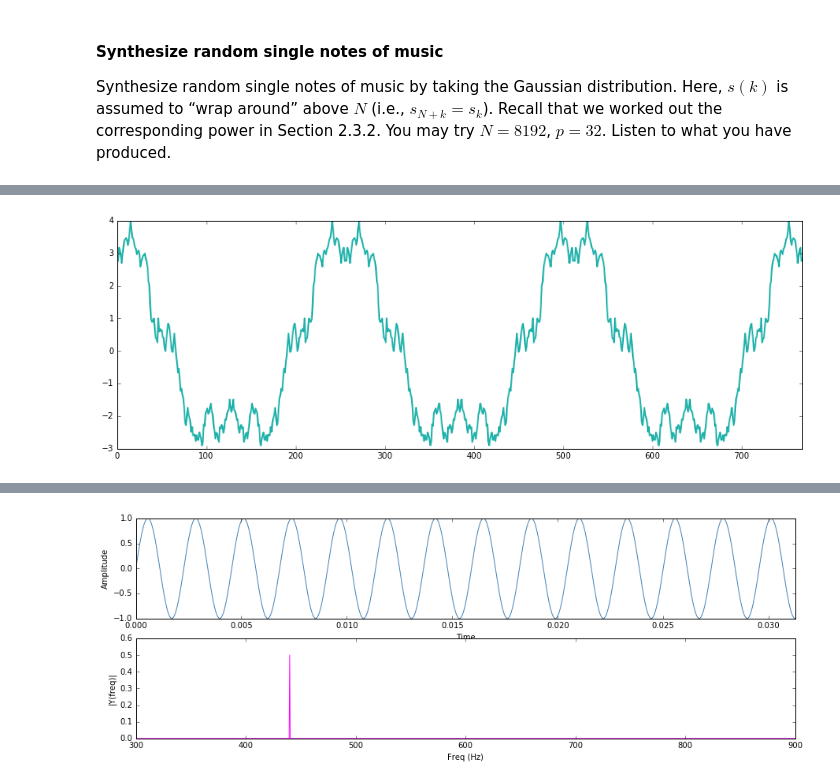
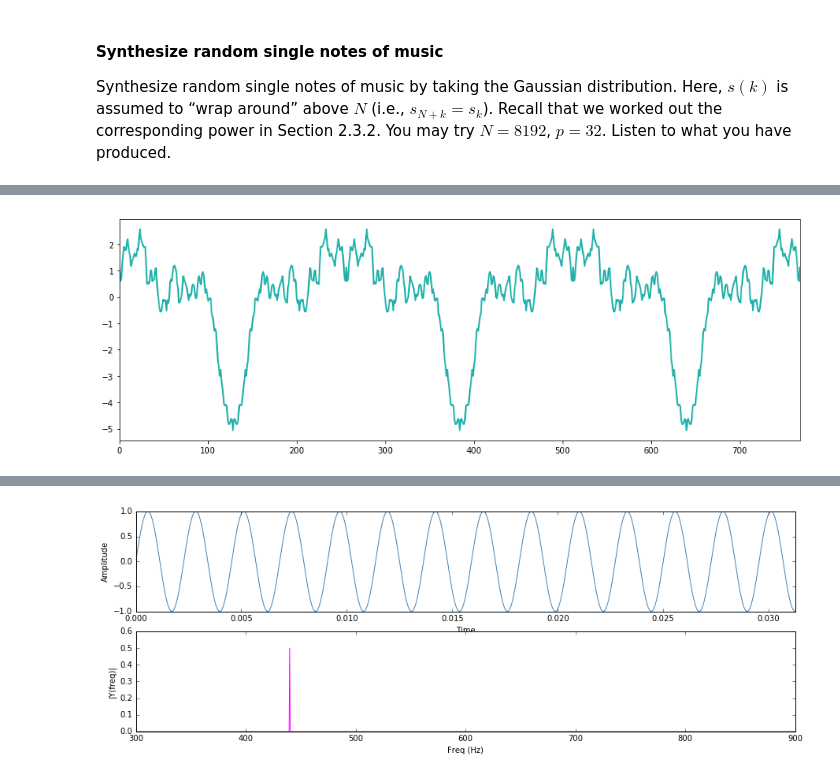
Before and after one commit to RodolfoFerro/SynthesizingMusic, a Jupyter notebook: Synthesizing music.ipynb, the cells around one changed output, grey strips where cells are left out. Cells and saved outputs as stored; diff of their text form; code cells hidden in the pictures.

Commit message:
Updated images

```diff
--- a/Synthesizing music.ipynb
+++ b/Synthesizing music.ipynb
@@ -132,35 +132,35 @@ def concatenate_the_noise(period, N, p, index, real=True):
     for i in range(power):
         f_vec = np.concatenate((f_vec, f_vec))
 
     return f_vec[:int(N*p)]
 
 def listen_the_synth(sampling):
     wave = 10000 * sampling # We scale the factor to a human-able amplitude
     synth = np.array(wave, dtype=np.int16)
     return synth
 
 # We set our variables:
 N = 8192 # Sample lenght
 p = 32   # Sub-sampple size
 q = N/p  # Number of cycles (256 in this case)
 
 # We set our linspaces:
 x      = np.linspace(0, N, N, endpoint=False)
 period = colored_noise(int(q), lmbd)
 
 # And concatenate to get our synth sound:
 wave = concatenate_the_noise(period, p, q, 2, real=True) # Index is for different lambdas
 
 # We plot and listen:
 fig, ax = plt.subplots(figsize=(15,5))
-plt.plot(x, synth, "lightseagreen", linewidth=2)
+plt.plot(x, wave, "lightseagreen", linewidth=2)
 plt.xlim(0, 3*q)
 
 synth = listen_the_synth(wave)
 Audio(synth, rate=44100)
 # %% [output]
 [interactive output not drawn]
-[figure, old version]
+[figure, new version]
 # %% [markdown]
 ### Let's check the *power spectrum*
 <img src="https://strathmaths.files.wordpress.com/2012/01/f_pianowaves.gif">
```
Also changed, not shown: parts of 4 cells of this notebook, 3 other files.
